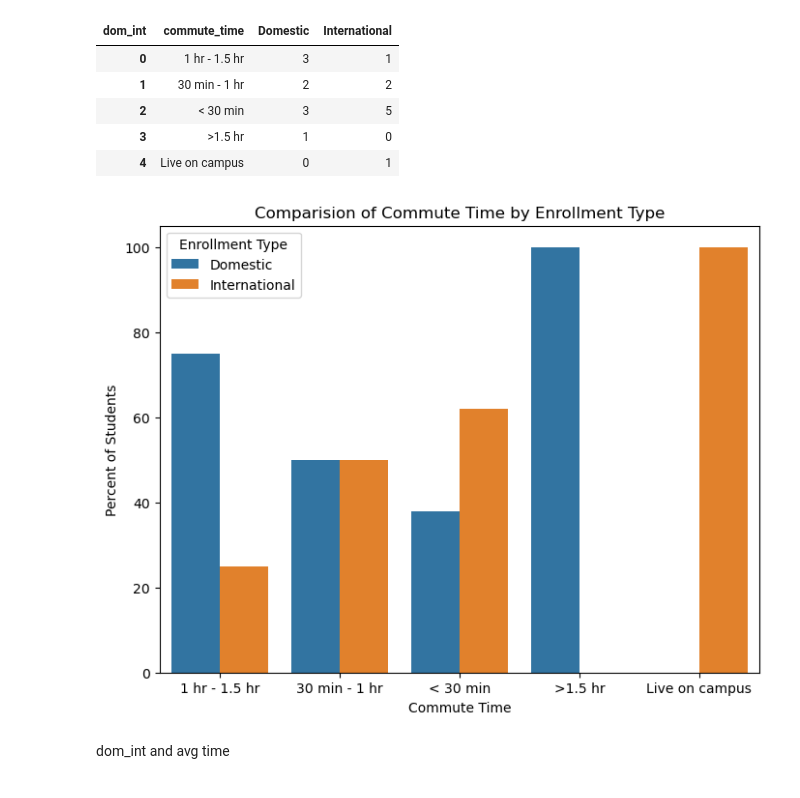
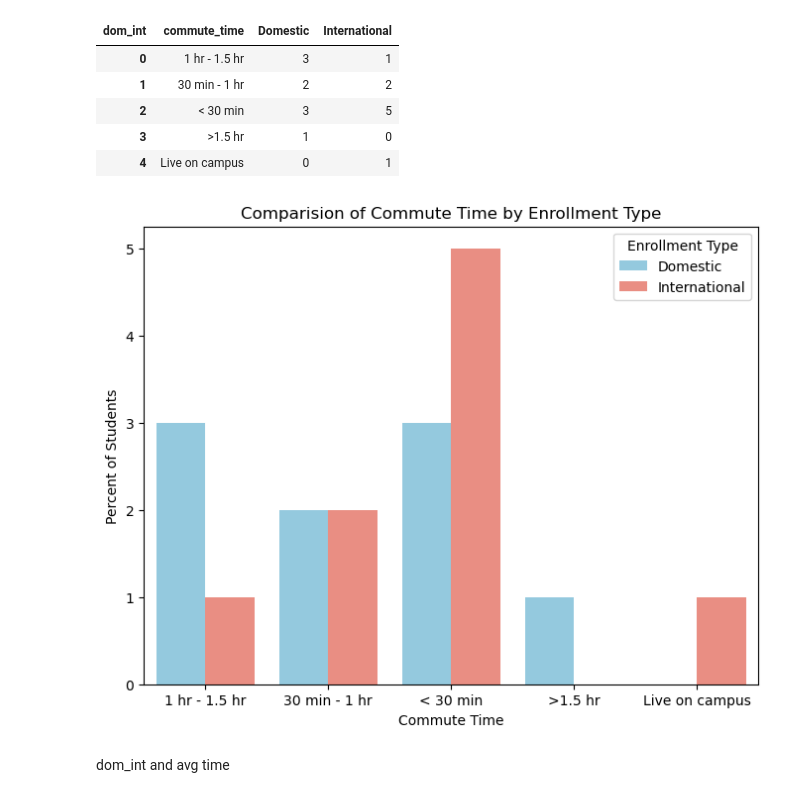
Before and after one commit to rdar5506/ICPU3888, a Jupyter notebook: eda.ipynb, the cells around one changed output. Saved outputs shown, nothing was run; the diff lists cells and outputs as text; code cells hidden in the pictures.

```diff
--- a/eda.ipynb
+++ b/eda.ipynb
@@ -252,6 +250,7 @@ plt.show()
 # non active members trends
 # %%
 nam = data[data["club_0"]==True]
+p={'International': 'salmon', 'Domestic': 'skyblue'}
 nam = nam[["dom_int","commute_time","avg_time_campus",	"rank_lec_tuts",	"rank_study_amts",	"rank_friends",
            "rank_fnb",	"rank_clubs_soc", "rank_other","enj_soc_club",	"not_join_club",	"not_cont_club"]].copy()\
             .reset_index()[["dom_int","commute_time","avg_time_campus",	"rank_lec_tuts",	"rank_study_amts",	"rank_friends",
@@ -270,25 +269,22 @@ commute_dom_int_counts_table
 | 3 | >1.5 hr | 1 | 0 |
 | 4 | Live on campus | 0 | 1 |
 # %%
-commute_dom_int_counts_table['total'] = commute_dom_int_counts_table['Domestic'] + commute_dom_int_counts_table['International']
-commute_dom_int_counts_table['Domestic'] = round(commute_dom_int_counts_table['Domestic']/commute_dom_int_counts_table['total'],2)*100
-commute_dom_int_counts_table['International'] = round(commute_dom_int_counts_table['International']/commute_dom_int_counts_table['total'],2)*100
 commute_dom_int_melted = commute_dom_int_counts_table.melt(
     id_vars='commute_time',
     value_vars=['Domestic', 'International'],
     var_name='Student Type',
     value_name='Number of Students'
 )
 
 plt.figure(figsize=(8, 6))
-sns.barplot(x='commute_time', y='Number of Students', hue='Student Type', data=commute_dom_int_melted)
+sns.barplot(x='commute_time', y='Number of Students', hue='Student Type', palette = p, data=commute_dom_int_melted)
 plt.ylabel('Percent of Students')
 plt.xlabel('Commute Time')
 plt.title('Comparision of Commute Time by Enrollment Type')
 plt.legend(title='Enrollment Type')
 plt.show()
 # %% [output]
-[figure, old version]
+[figure, new version]
 # %% [markdown]
 dom_int and avg time
 # %%
```
Also changed, not shown: parts of 24 cells of this notebook.
